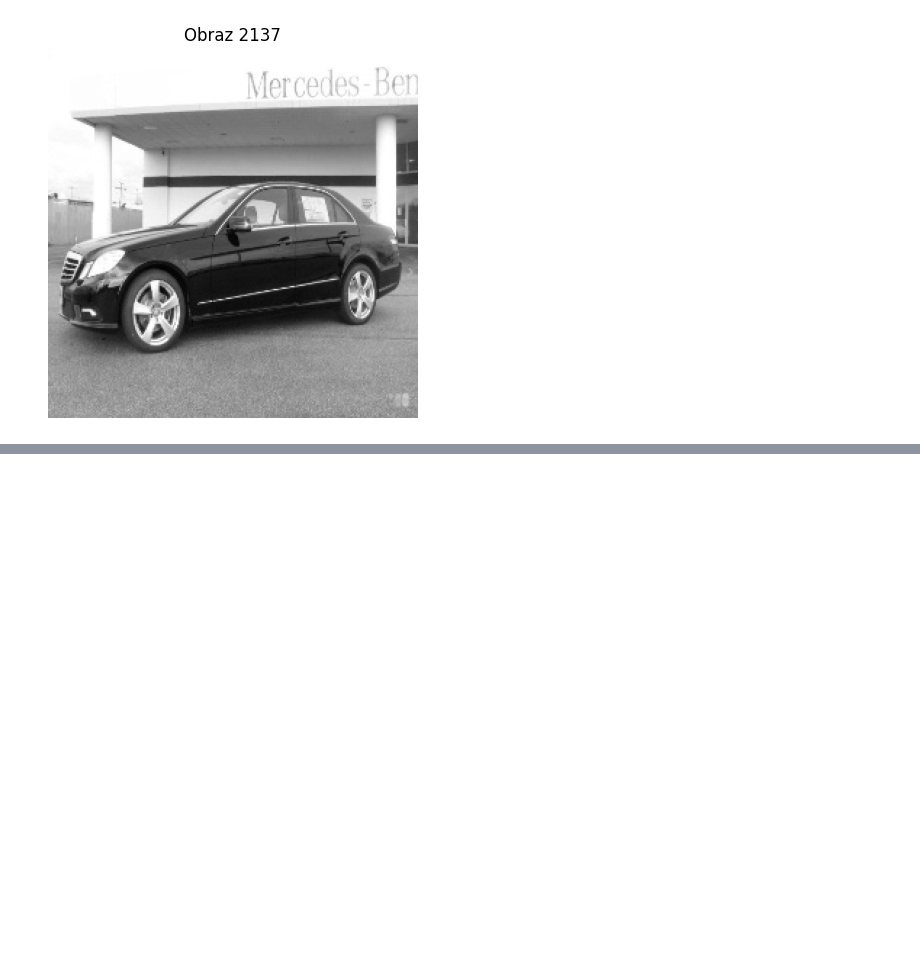
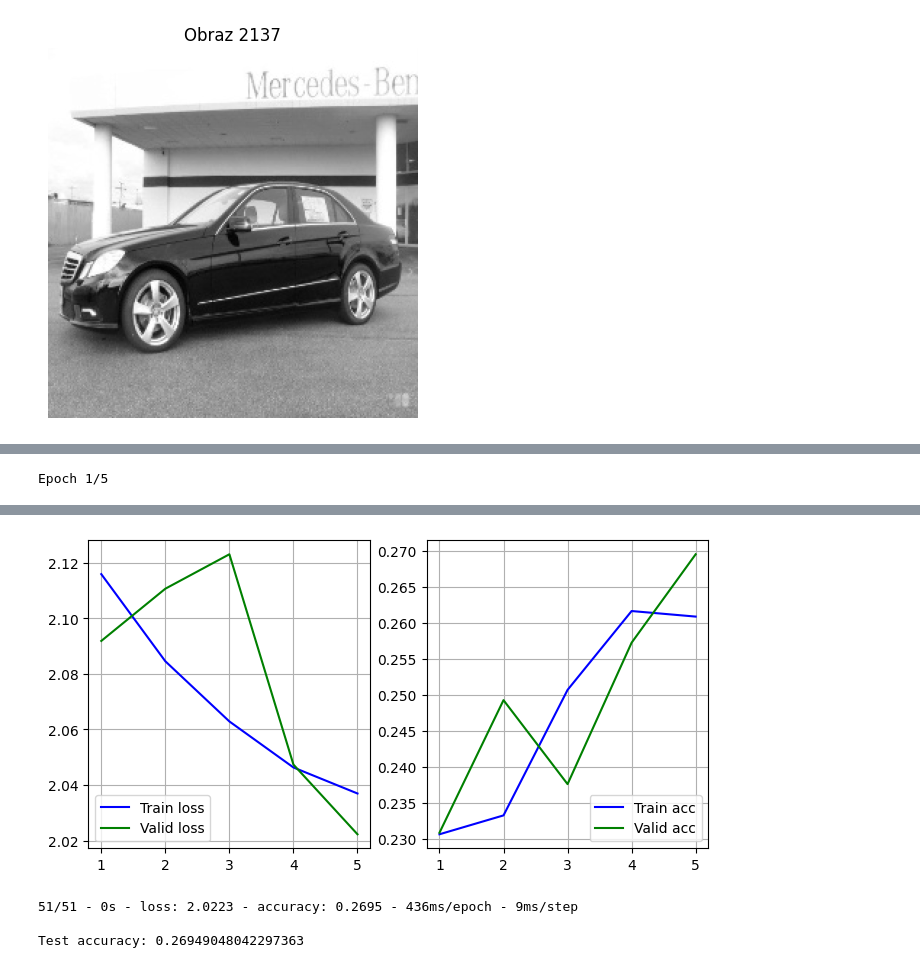
Before and after one commit to Czarkowski/ITML_Project, a Jupyter notebook: main.ipynb, the cells around one changed output, grey strips where cells are left out. Drawn from its saved outputs; the diff is of its cells as text; code cells hidden in the pictures; blank space fills up the shorter version.

```diff
--- a/main.ipynb
+++ b/main.ipynb
@@ -177,0 +467,53 @@ images len =  8144
+# %%
+input_shape = X_train.shape[1:]
+model = tf.keras.Sequential([
+    tf.keras.layers.Conv2D(16, (3, 3), activation='relu', input_shape=input_shape),
+    tf.keras.layers.MaxPooling2D((2, 2)),
+    tf.keras.layers.Conv2D(32, (3, 3), activation='relu'),
+    tf.keras.layers.MaxPooling2D((2, 2)),
+    tf.keras.layers.Flatten(),
+    tf.keras.layers.Dropout(0.5),  # Dodanie warstwy dropout
+    tf.keras.layers.Dense(64, activation='relu'),
+    tf.keras.layers.Dense(len(label_encoder.classes_), activation='softmax')
+])
+
+# Skompiluj model
+model.compile(optimizer='adam',
+              loss='sparse_categorical_crossentropy',
+              metrics=['accuracy'])
+
+# Tworzenie instancji ImageDataGenerator do augmentacji danych treningowych
+train_datagen = ImageDataGenerator(
+    rotation_range=20,
+    width_shift_range=0.1,
+    height_shift_range=0.1,
+    shear_range=0.1,
+    zoom_range=0.1,
+    horizontal_flip=True,
+    fill_mode='constant',
+    cval=0.5
+)
+
+# Ustawienie generatora dla danych treningowych
+train_generator = train_datagen.flow(X_train, y_train, batch_size=32)
+
+# Ustawienie callbacku do zapisywania modelu
+checkpoint = tf.keras.callbacks.ModelCheckpoint('model.h5', save_best_only=True)
+
+# Trenowanie modelu z użyciem generatora
+history = model.fit_generator(
+    train_generator,
+    steps_per_epoch=len(X_train) // 32,  # Liczba kroków na epokę (długość danych treningowych / batch_size)
+    epochs=5,
+    validation_data=(X_test, y_test),
+    callbacks=[checkpoint]
+)
+
+
+plotPrint(history)
+
+# Ocena modelu na danych testowych
+test_loss, test_acc = model.evaluate(X_test, y_test, verbose=2)
+print(f'\nTest accuracy: {test_acc}')
+# %% [output]
+Epoch 1/5
@@ -177,0 +529,4 @@ images len =  8144
+[figure, added]
+51/51 - 0s - loss: 2.0223 - accuracy: 0.2695 - 436ms/epoch - 9ms/step
+
+Test accuracy: 0.26949048042297363
```
Also changed, not shown: parts of 12 cells of this notebook, 2 other files.
